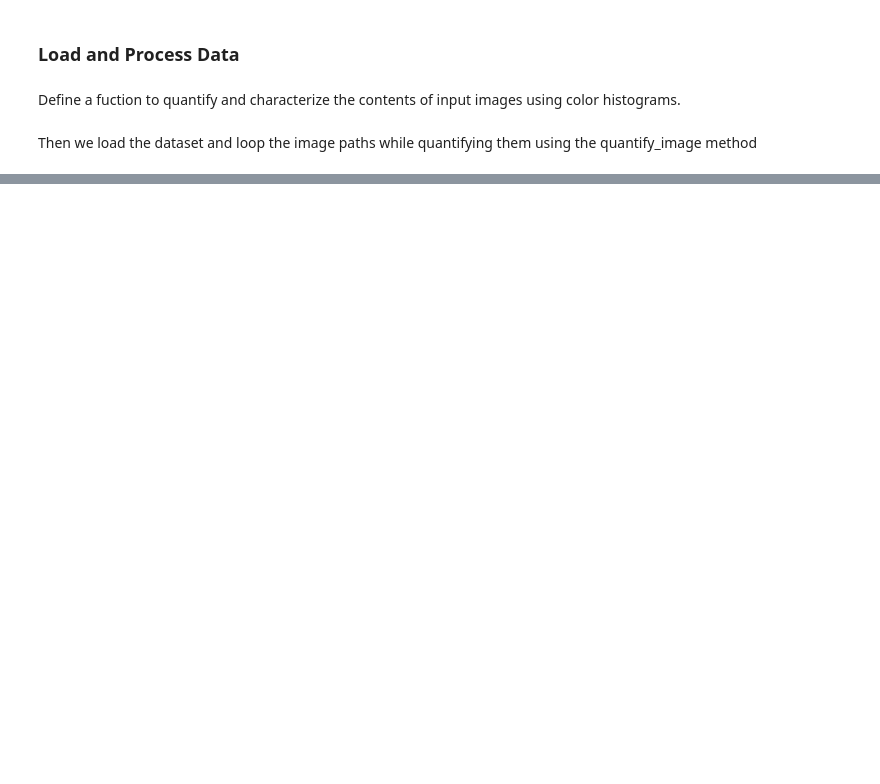
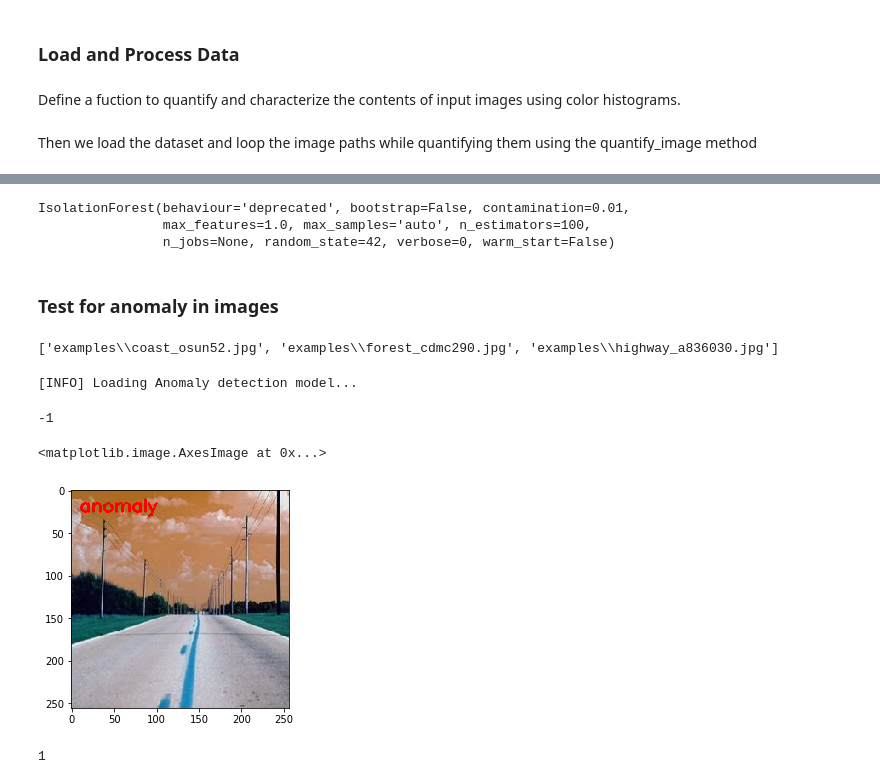
Before and after one commit to Mofetoluwa/Insights, a Jupyter notebook: PyImage/anomaly_detection/Anomaly Detection - Isolation Forests.ipynb, the cells around one changed output, grey strips where cells are left out. Drawn from its saved outputs; the diff is of its cells as text; code cells hidden in the pictures; blank space fills up the shorter version.

Commit message:
Completed Anomaly Detect. tut.

```diff
--- a/PyImage/anomaly_detection/Anomaly Detection - Isolation Forests.ipynb
+++ b/PyImage/anomaly_detection/Anomaly Detection - Isolation Forests.ipynb
@@ -44,0 +64,9 @@ image_paths = list(paths.list_images("C:\Users\user\Documents\Machine Learning\E
+# %%
+# Train Anomaly Detection model
+model = IsolationForest(n_estimators=100, contamination=0.01,
+                       random_state=42)
+model.fit(data)
+# %% [output]
+IsolationForest(behaviour='deprecated', bootstrap=False, contamination=0.01,
+                max_features=1.0, max_samples='auto', n_estimators=100,
+                n_jobs=None, random_state=42, verbose=0, warm_start=False)
@@ -44,0 +78,44 @@ image_paths = list(paths.list_images("C:\Users\user\Documents\Machine Learning\E
+# %% [markdown]
+### Test for anomaly in images
+# %%
+# Load the input image, convert it to the HSV color space, and
+# quantify the image in the same manner we did during training
+
+test_images = list(paths.list_images("examples"))
+print(test_images)
+# %% [output]
+['examples\\coast_osun52.jpg', 'examples\\forest_cdmc290.jpg', 'examples\\highway_a836030.jpg']
+# %%
+# Load the Anomaly detection model
+print("[INFO] Loading Anomaly detection model...")
+model = pickle.loads(open("anomaly_detector.model", "rb").read())
+
+image = cv2.imread("examples\\highway_a836030.jpg")
+hsv = cv2.cvtColor(image, cv2.COLOR_BGR2HSV)
+features = quantify_image(hsv)
+# %% [output]
+[INFO] Loading Anomaly detection model...
+# %%
+# Use the anomaly detector model and extracted features to determine
+# if the test image is an anomaly or not
+
+preds = model.predict([features])[0]
+label = "anomaly" if preds == -1 else "normal"
+color = (255, 0, 0) if preds == -1 else (0, 255, 0)
+
+# Draw the predicted label text on the original image
+cv2.putText(image, label, (10, 25), cv2.FONT_HERSHEY_SIMPLEX,
+           0.7, color, 2)
+
+# Display the image
+#cv2.imshow("Output", image)
+print(preds)
+plt.imshow(image)
+# %% [output]
+-1
+<matplotlib.image.AxesImage at 0x...>
+[figure, added]
+# %%
+preds
+# %% [output]
+1
```
Also changed, not shown: parts of 6 cells of this notebook, 2 other files.
